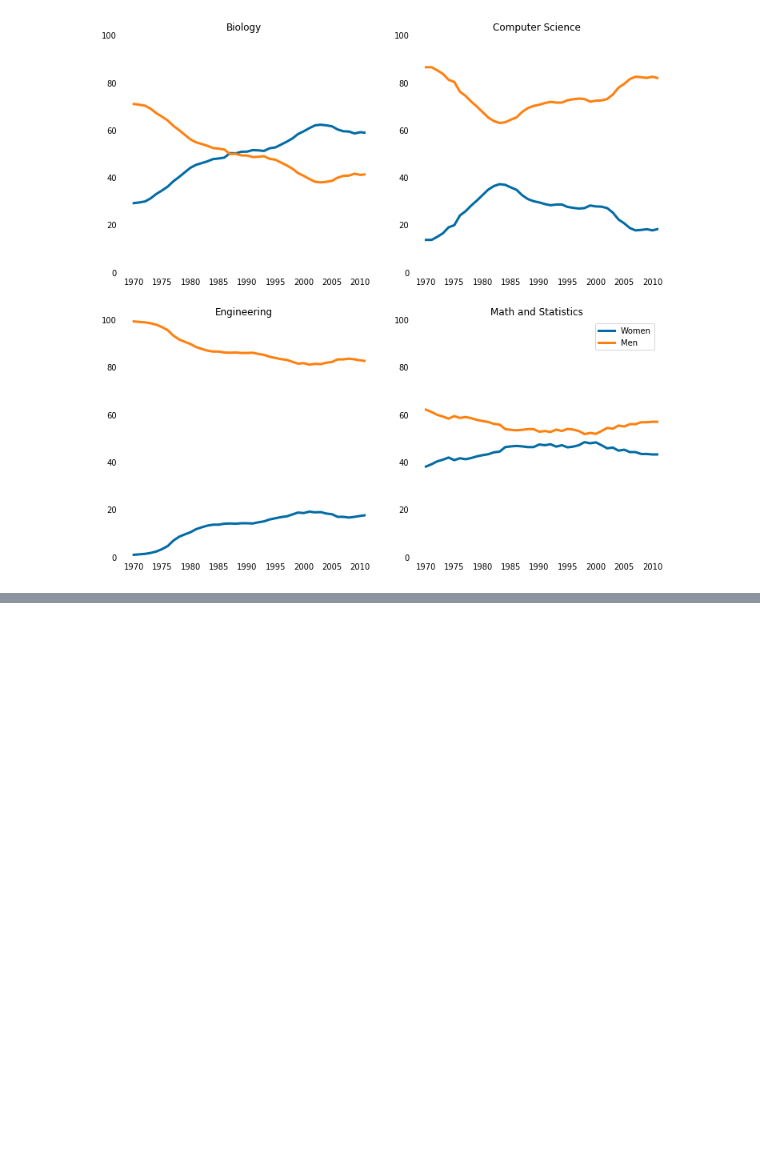
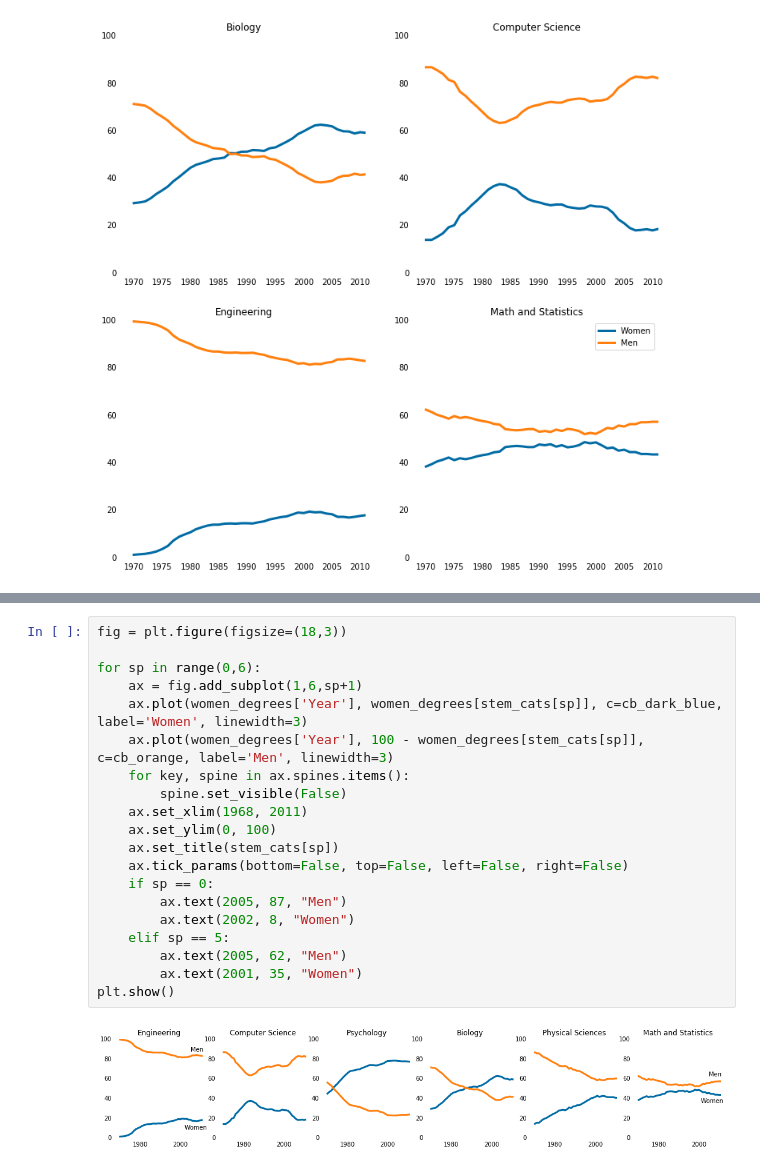
Before and after one commit to txkhaund/Dataquest_DS_path, a Jupyter notebook: Missions/2. Data Analysis and Visualization/3. Storytelling Through Data Visualization/2. Color, Layout, and Annotations.ipynb, the cells around one changed output, grey strips where cells are left out. Drawn from its saved outputs; the diff is of its cells as text; blank space fills up the shorter version.

```diff
--- a/Missions/2. Data Analysis and Visualization/3. Storytelling Through Data Visualization/2. Color, Layout, and Annotations.ipynb
+++ b/Missions/2. Data Analysis and Visualization/3. Storytelling Through Data Visualization/2. Color, Layout, and Annotations.ipynb
@@ -119,0 +164,22 @@ The leftmost plot has the largest gender gap in 1968 while the rightmost plot ha
+# %%
+fig = plt.figure(figsize=(18,3))
+
+for sp in range(0,6):
+    ax = fig.add_subplot(1,6,sp+1)
+    ax.plot(women_degrees['Year'], women_degrees[stem_cats[sp]], c=cb_dark_blue, label='Women', linewidth=3)
+    ax.plot(women_degrees['Year'], 100 - women_degrees[stem_cats[sp]], c=cb_orange, label='Men', linewidth=3)
+    for key, spine in ax.spines.items():
+        spine.set_visible(False)
+    ax.set_xlim(1968, 2011)
+    ax.set_ylim(0, 100)
+    ax.set_title(stem_cats[sp])
+    ax.tick_params(bottom=False, top=False, left=False, right=False)
+    if sp == 0:
+        ax.text(2005, 87, "Men")
+        ax.text(2002, 8, "Women")
+    elif sp == 5:
+        ax.text(2005, 62, "Men")
+        ax.text(2001, 35, "Women")
+plt.show()
+# %% [output]
+[figure, added]
```
Also changed, not shown: parts of 4 cells of this notebook.
